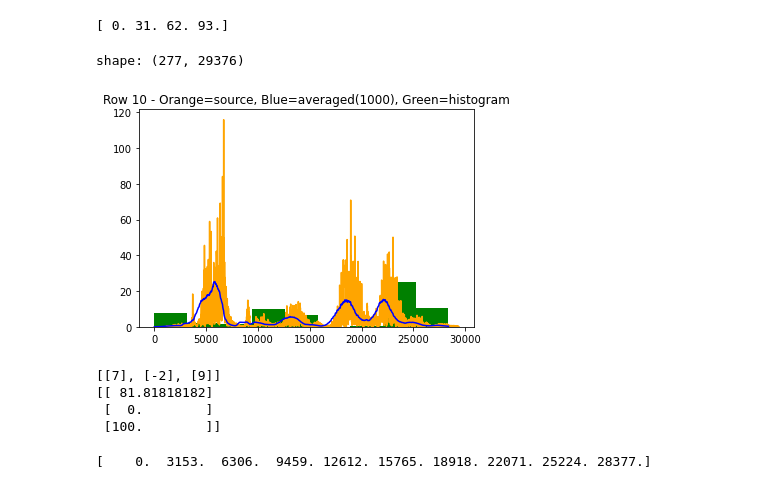
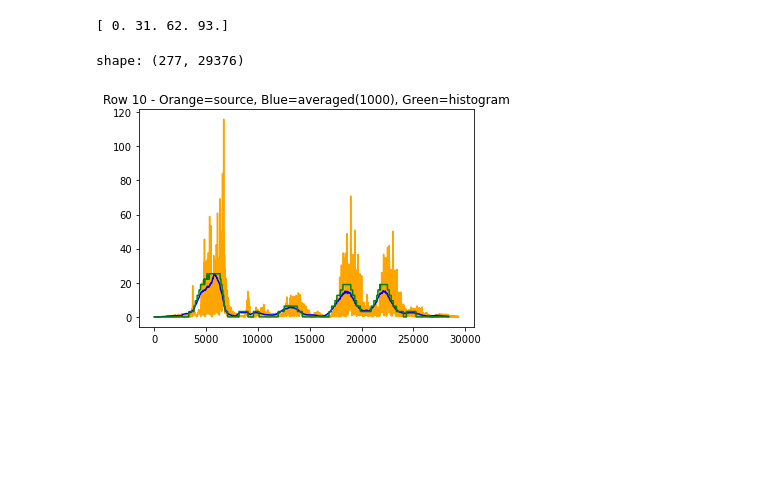
Before and after one commit to tdkhoa1212/function, a Jupyter notebook: test.ipynb, the cells around one changed output. Cells and saved outputs as stored; diff of their text form; code cells hidden in the pictures; blank space fills up the shorter version.

Commit message:
get histogram

```diff
--- a/test.ipynb
+++ b/test.ipynb
@@ -40,6 +40,7 @@ from scipy.io import wavfile
 from ssqueezepy import ssq_cwt
 import matplotlib.pyplot as plt
 from mpl_toolkits.mplot3d import Axes3D
+from sklearn.preprocessing import MinMaxScaler
 import sys
 
 def scaler(array, min_, max_):
@@ -86,76 +87,67 @@ def wavelet_to_moving_average(matrix, window):
     return ma
 
 
-def stairway(value, max_excursion, steps, row):
+def stairway(ma_row, bins, max_excursion):
     '''
     value: wavelet
     max_excursion: highest chosen value in stairway
     steps: number of bins
     '''
-    window = len(value) + 1 - max_excursion
-    ma = wavelet_to_moving_average(value, window)
-    get = ma[row]
-    max_
+    range_ = np.linspace(0, max_excursion, bins).tolist()
+    min_ma = np.min(ma_row)
+    max_ma = np.max(ma_row)
 
-    return ma, hist, bins
+    if max_ma > range_[-1]:
+        range_[-1] = max_ma
+    pair_ = [range_[i:i+2] for i in range(bins-1)]
 
+    ma_hist = []
+    for va in ma_row:
+        for each_pair in pair_:
+            if each_pair[0] < va < each_pair[1]:
+                ma_hist.append(pair_.index(each_pair))
+
+    ma_hist = np.array(ma_hist)
+    ma_hist = ma_hist.reshape(-1, 1)
+    scaler = MinMaxScaler(feature_range=(min_ma, max_ma))
+    ma_hist = scaler.fit_transform(ma_hist)
+    ma_hist = ma_hist.reshape(-1, )
+    return ma_hist
 
 # Plot a chosen row in the matrix
-def plot_row(row, ax, c, matrix=None, option=None, bins=None, hist=None):
+def plot_row(row, ax, c, matrix=None, option=None, hist=None, width=None):
     if np.max(matrix) != None:
         get = matrix[row]
 
-    if option == 'hist':
-        # scaling bins according to horizon range of MA
-        bins = np.linspace(0, matrix.shape[-1], row)
-
-        # scaling hist by min and max value of MA
-        min_, max_ = np.min(get), np.max(get)
-        hist = scaler(hist, min_, max_ )
-
-        # plot histogram
-        ax.hist(bins[:-1], bins, weights=hist, color='g')
+    if np.max(hist) != None:
+        # ax.bar(hist, hist, color=c, width=width)
+        ax.plot(hist, c=c)
     else:
         ax.plot(get, c=c)
 
 
 
 # parameters -----------------------------------------------------------
 wav_file = 'wav/apple_and_lemmon.wav'
 row = 10
 window = 1000
-max_excursion = 25000
-steps = 10
+max_excursion = 20
+bins = 10
 
 # computing part -------------------------------------------------------
 wavelet = wav_to_wavelet(wav_file)
 ma = wavelet_to_moving_average(wavelet, window)
-hist, bins = stairway(wavelet, max_excursion, steps, row)
+ma_hist = stairway(ma[row], bins, max_excursion)
 
 # Plot part -------------------------------------------------------------
 fig = plt.figure()
 ax = fig.add_subplot()
 plot_row(row, ax, 'orange', matrix=wavelet)
 plot_row(row, ax, 'b', matrix=ma)
-plot_row(row, ax, 'g', matrix=ma, option='hist', bins=bins, hist=hist)
+plot_row(row, ax, 'g', hist=ma_hist, width=0.4)
 
 ax.set_title(f'Row {row} - Orange=source, Blue=averaged({window}), Green=histogram')
 plt.show()
 # %% [output]
 shape: (277, 29376)
-[figure, old version]
+[figure, new version]
-# %%
-data = [[7], [-2], [9]]
-scaler = MinMaxScaler(feature_range=(0, 100))
-s_data = scaler.fit_transform(data)
-print(data)
-print(s_data)
-# %% [output]
-[[7], [-2], [9]]
-[[ 81.81818182]
- [  0.        ]
- [100.        ]]
-# %%
-print(bins)
-# %% [output]
-[    0.  3153.  6306.  9459. 12612. 15765. 18918. 22071. 25224. 28377.]
```
Also changed, not shown: parts of 3 cells of this notebook, 1 other file.
